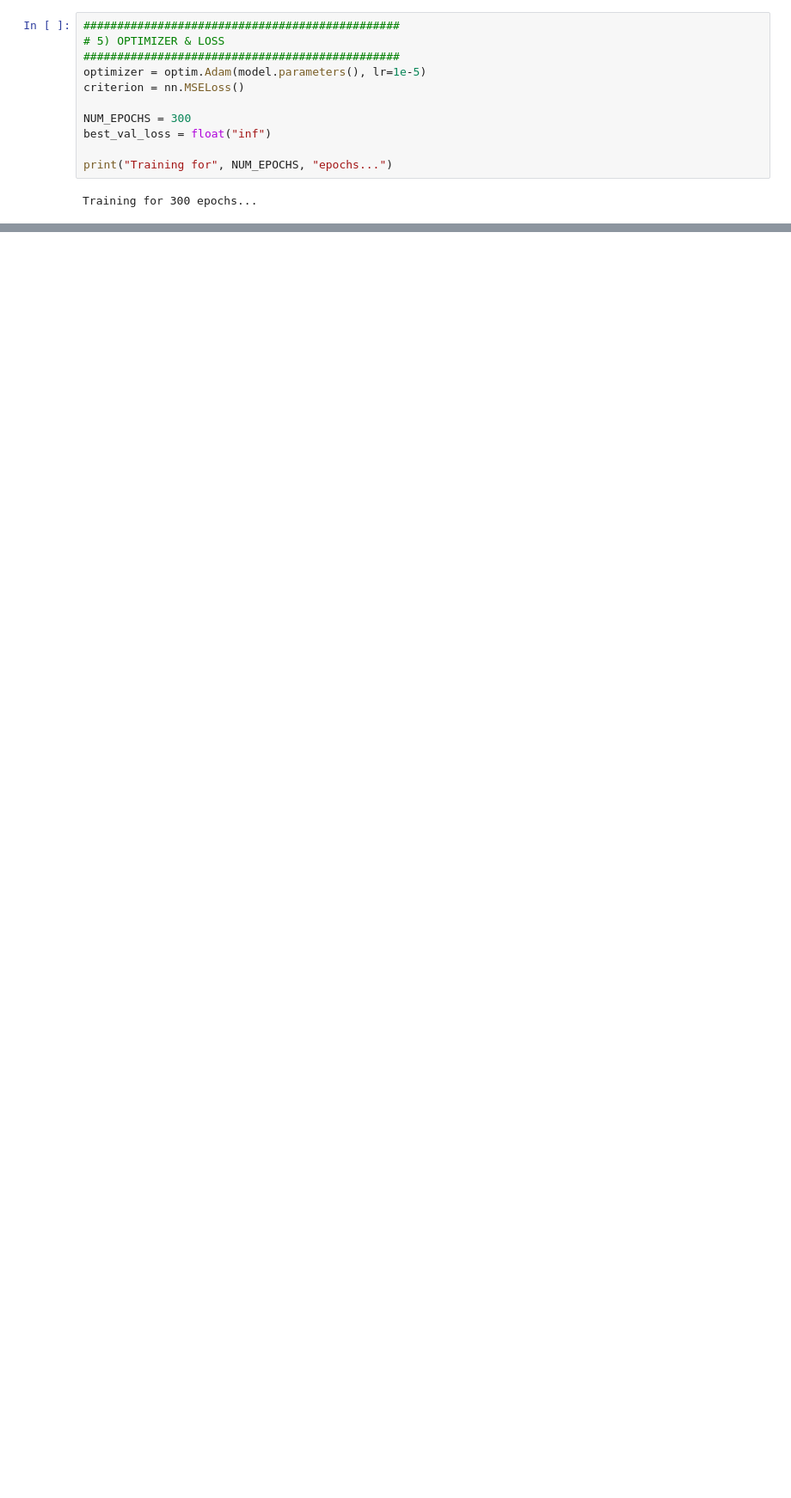
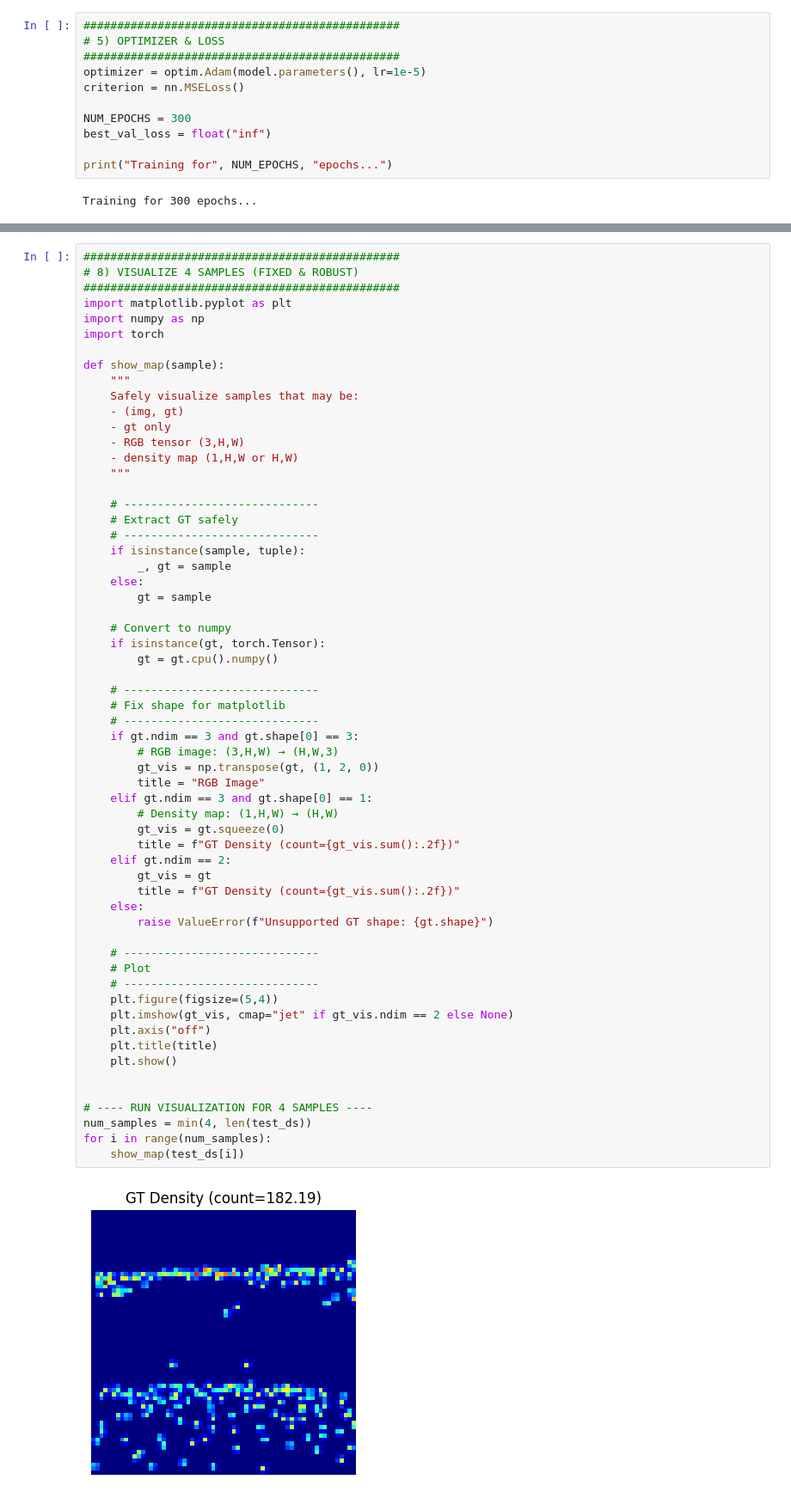
Before and after one commit to GKSJ-Deepvision/AI-DeepVision, a Jupyter notebook: partA-phase2.ipynb, the cells around one changed output, grey strips where cells are left out. Shown at 86% size. Saved outputs shown, nothing was run; the diff lists cells and outputs as text; blank space fills up the shorter version.

```diff
--- a/partA-phase2.ipynb
+++ b/partA-phase2.ipynb
@@ -374,0 +806,62 @@ for i in range(4):
+# %%
+###############################################
+# 8) VISUALIZE 4 SAMPLES (FIXED & ROBUST)
+###############################################
+import matplotlib.pyplot as plt
+import numpy as np
+import torch
+
+def show_map(sample):
+    """
+    Safely visualize samples that may be:
+    - (img, gt)
+    - gt only
+    - RGB tensor (3,H,W)
+    - density map (1,H,W or H,W)
+    """
+
+    # -----------------------------
+    # Extract GT safely
+    # -----------------------------
+    if isinstance(sample, tuple):
+        _, gt = sample
+    else:
+        gt = sample
+
+    # Convert to numpy
+    if isinstance(gt, torch.Tensor):
+        gt = gt.cpu().numpy()
+
+    # -----------------------------
+    # Fix shape for matplotlib
+    # -----------------------------
+    if gt.ndim == 3 and gt.shape[0] == 3:
+        # RGB image: (3,H,W) → (H,W,3)
+        gt_vis = np.transpose(gt, (1, 2, 0))
+        title = "RGB Image"
+    elif gt.ndim == 3 and gt.shape[0] == 1:
+        # Density map: (1,H,W) → (H,W)
+        gt_vis = gt.squeeze(0)
+        title = f"GT Density (count={gt_vis.sum():.2f})"
+    elif gt.ndim == 2:
+        gt_vis = gt
+        title = f"GT Density (count={gt_vis.sum():.2f})"
+    else:
+        raise ValueError(f"Unsupported GT shape: {gt.shape}")
+
+    # -----------------------------
+    # Plot
+    # -----------------------------
+    plt.figure(figsize=(5,4))
+    plt.imshow(gt_vis, cmap="jet" if gt_vis.ndim == 2 else None)
+    plt.axis("off")
+    plt.title(title)
+    plt.show()
+
+
+# ---- RUN VISUALIZATION FOR 4 SAMPLES ----
+num_samples = min(4, len(test_ds))
+for i in range(num_samples):
+    show_map(test_ds[i])
+# %% [output]
+[figure, added]
```
Also changed, not shown: parts of 26 cells of this notebook, 6 other files.
